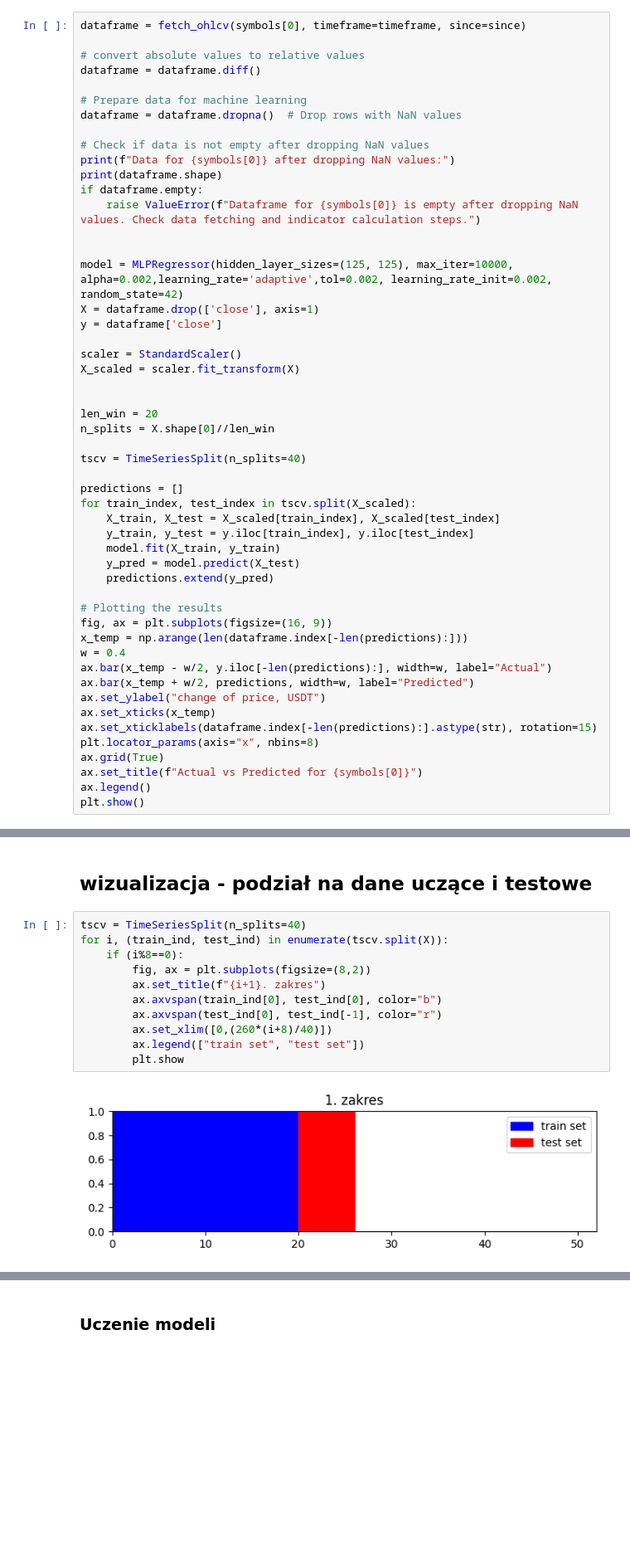
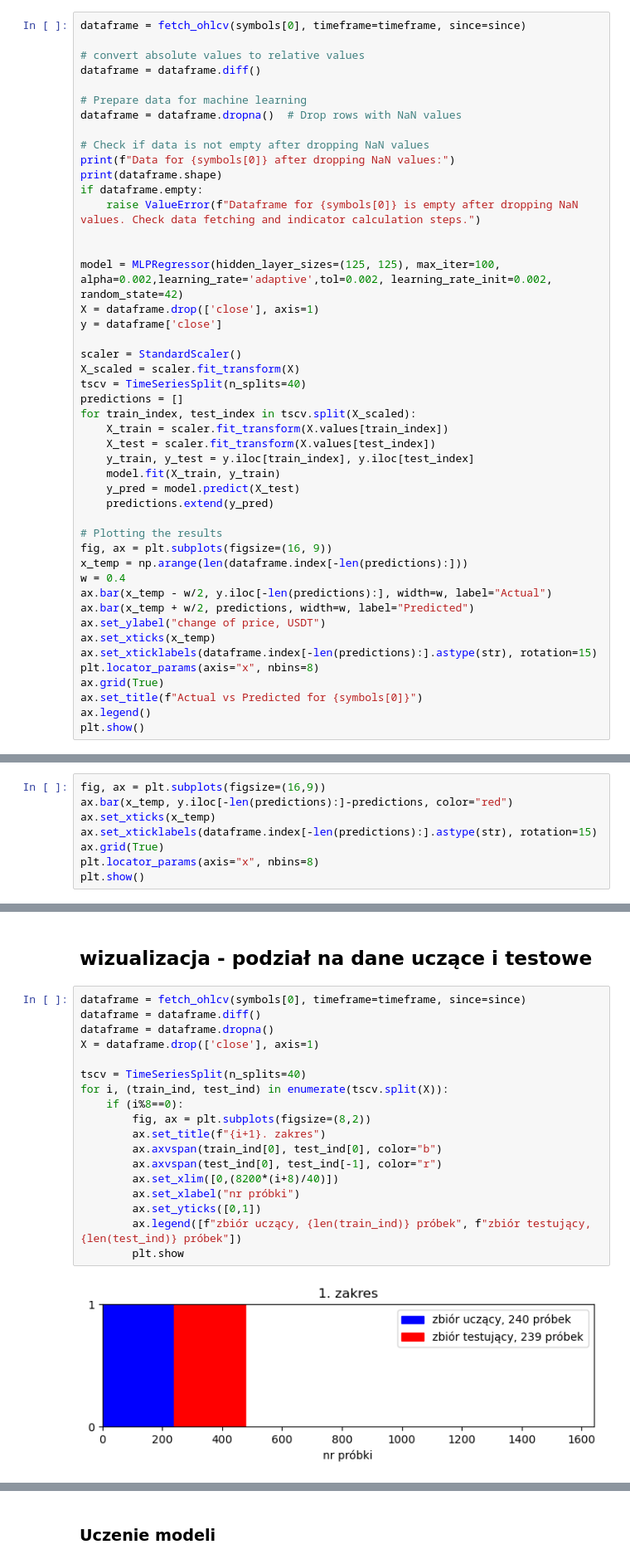
Before and after one commit to szym98/WSB_ML_crypto_model, a Jupyter notebook: Main_CryptoML.ipynb, the cells around one changed output, grey strips where cells are left out. Shown: that part at 83% size. Drawn from its saved outputs; the diff is of its cells as text; blank space fills up the shorter version.

```diff
--- a/Main_CryptoML.ipynb
+++ b/Main_CryptoML.ipynb
@@ -62,22 +61,17 @@ if dataframe.empty:
     raise ValueError(f"Dataframe for {symbols[0]} is empty after dropping NaN values. Check data fetching and indicator calculation steps.")
 
 
-model = MLPRegressor(hidden_layer_sizes=(125, 125), max_iter=10000, alpha=0.002,learning_rate='adaptive',tol=0.002, learning_rate_init=0.002, random_state=42)
+model = MLPRegressor(hidden_layer_sizes=(125, 125), max_iter=100, alpha=0.002,learning_rate='adaptive',tol=0.002, learning_rate_init=0.002, random_state=42)
 X = dataframe.drop(['close'], axis=1)
 y = dataframe['close']
 
 scaler = StandardScaler()
 X_scaled = scaler.fit_transform(X)
-
-
-len_win = 20
-n_splits = X.shape[0]//len_win
-
 tscv = TimeSeriesSplit(n_splits=40)
-
 predictions = []
 for train_index, test_index in tscv.split(X_scaled):
-    X_train, X_test = X_scaled[train_index], X_scaled[test_index]
+    X_train = scaler.fit_transform(X.values[train_index])
+    X_test = scaler.fit_transform(X.values[test_index])
     y_train, y_test = y.iloc[train_index], y.iloc[test_index]
     model.fit(X_train, y_train)
     y_pred = model.predict(X_test)
@@ -103,0 +100,8 @@ Data for BTC/USDT after dropping NaN values:
+# %%
+fig, ax = plt.subplots(figsize=(16,9))
+ax.bar(x_temp, y.iloc[-len(predictions):]-predictions, color="red")
+ax.set_xticks(x_temp)
+ax.set_xticklabels(dataframe.index[-len(predictions):].astype(str), rotation=15)
+ax.grid(True)
+plt.locator_params(axis="x", nbins=8)
+plt.show()
@@ -104,15 +135,22 @@ Data for BTC/USDT after dropping NaN values:
 # %% [markdown]
 ## **wizualizacja - podział na dane uczące i testowe** ##
 # %%
+dataframe = fetch_ohlcv(symbols[0], timeframe=timeframe, since=since)
+dataframe = dataframe.diff()
+dataframe = dataframe.dropna()
+X = dataframe.drop(['close'], axis=1)
+
 tscv = TimeSeriesSplit(n_splits=40)
 for i, (train_ind, test_ind) in enumerate(tscv.split(X)):
     if (i%8==0):
         fig, ax = plt.subplots(figsize=(8,2))
         ax.set_title(f"{i+1}. zakres")
         ax.axvspan(train_ind[0], test_ind[0], color="b")
         ax.axvspan(test_ind[0], test_ind[-1], color="r")
-        ax.set_xlim([0,(260*(i+8)/40)])
-        ax.legend(["train set", "test set"])
+        ax.set_xlim([0,(8200*(i+8)/40)])
+        ax.set_xlabel("nr próbki")
+        ax.set_yticks([0,1])
+        ax.legend([f"zbiór uczący, {len(train_ind)} próbek", f"zbiór testujący, {len(test_ind)} próbek"])
         plt.show
 # %% [output]
-[figure, old version]
+[figure, new version]
```
Also changed, not shown: parts of 12 cells of this notebook.
